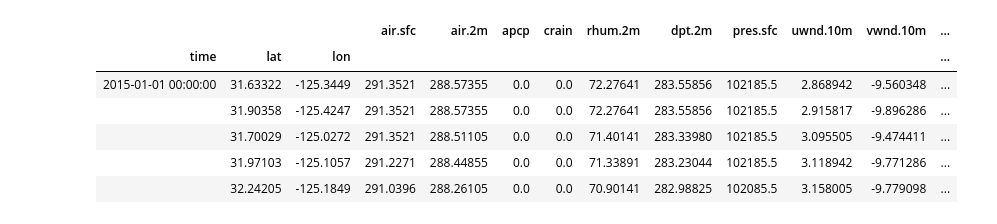
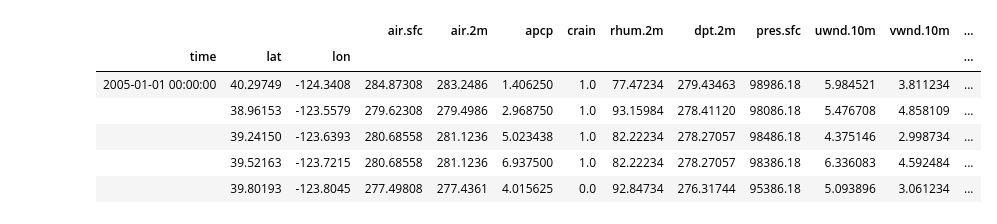
Before and after one commit to aristyogresearch/wildfire, a Jupyter notebook: notebooks/collect_NOAA_weather_data.ipynb, the cells around one changed output. Drawn from its saved outputs; the diff is of its cells as text; code cells hidden in the pictures.

Commit message:
Worked to combine weather and wildfire datasets

```diff
--- a/notebooks/collect_NOAA_weather_data.ipynb
+++ b/notebooks/collect_NOAA_weather_data.ipynb
@@ -1,8 +1,12 @@
 # %%
 import pandas as pd
 # %%
-data_year = '2015'
+data_extent = 'only'
 data_base_path = '../data/NOAA_weather_data/'
+
+start_year = 2005
+end_year = 2015
+data_years = range(start_year, end_year, 1)
 
 data_types = [
     'air.sfc',  # Surface air temp
@@ -14,32 +18,38 @@ data_types = [
     'pres.sfc', # Pressure at surface
     'uwnd.10m', # u component of wind (positive = from west) 10 meters above surface
     'vwnd.10m', # v component of wind (positive = from south) 10 meters above surface
-    'veg',      # Vegitation at surface
+    'veg'       # Vegitation at surface
 ]
 # %%
-# read first dataset into dataframe so we have something to join with
-first_data_type = data_types[0]
-input_file = f'{data_base_path}{data_year}_california_box_{first_data_type}.csv'
-df = pd.read_csv(input_file)
+master_df = pd.DataFrame()
 
-for data_type in data_types[1:]: # start loop on second data_type, used first to initalize dataframe
-    input_file = f'{data_base_path}{data_year}_california_box_{data_type}.csv'
-    incomming_df = pd.read_csv(input_file)
-    df = pd.merge(df, incomming_df, on=['lat', 'lon', 'time'], how='outer')
+for data_year in data_years:
+
+    # read first dataset into dataframe so we have something to join with
+    first_data_type = data_types[0]
+    input_file = f'{data_base_path}california_{data_extent}/{data_year}_california_{data_extent}_{first_data_type}.csv'
+    df = pd.read_csv(input_file)
+
+    for data_type in data_types[1:]: # start loop on second data_type, used first to initalize dataframe
+        input_file = f'{data_base_path}california_{data_extent}/{data_year}_california_{data_extent}_{data_type}.csv'
+        incomming_df = pd.read_csv(input_file)
+        df = pd.merge(df, incomming_df, on=['lat', 'lon', 'time'], how='outer')
+
+    master_df = pd.concat([master_df, df])
 # %%
-data_type = 'all'
-output_file = f'{data_base_path}{data_year}_california_box_{data_type}.csv'
-df.reset_index(drop=True, inplace=True)
-df.set_index(['time', 'lat', 'lon'], drop=True, inplace=True)
-df.to_csv(output_file, header=True, index=True)
+output_file = f'{data_base_path}{start_year}-{end_year}_california_{data_extent}_all.csv'
+master_df.reset_index(drop=True, inplace=True)
+master_df.set_index(['time', 'lat', 'lon'], drop=True, inplace=True)
+master_df = master_df.fillna(0)
+master_df.to_csv(output_file, header=True, index=True)
 # %%
-df.head()
+master_df.head()
 # %% [output]
 |  |  |  | air.sfc | air.2m | apcp | crain | rhum.2m | dpt.2m | pres.sfc | uwnd.10m | vwnd.10m | ... |
 | time | lat | lon |  |  |  |  |  |  |  |  |  | ... |
-| 2015-01-01 00:00:00 | 31.63322 | -125.3449 | 291.3521 | 288.57355 | 0.0 | 0.0 | 72.27641 | 283.55856 | 102185.5 | 2.868942 | -9.560348 | ... |
-|  | 31.90358 | -125.4247 | 291.3521 | 288.57355 | 0.0 | 0.0 | 72.27641 | 283.55856 | 102185.5 | 2.915817 | -9.896286 | ... |
-|  | 31.70029 | -125.0272 | 291.3521 | 288.51105 | 0.0 | 0.0 | 71.40141 | 283.33980 | 102185.5 | 3.095505 | -9.474411 | ... |
-|  | 31.97103 | -125.1057 | 291.2271 | 288.44855 | 0.0 | 0.0 | 71.33891 | 283.23044 | 102185.5 | 3.118942 | -9.771286 | ... |
-|  | 32.24205 | -125.1849 | 291.0396 | 288.26105 | 0.0 | 0.0 | 70.90141 | 282.98825 | 102085.5 | 3.158005 | -9.779098 | ... |
+| 2005-01-01 00:00:00 | 40.29749 | -124.3408 | 284.87308 | 283.2486 | 1.406250 | 1.0 | 77.47234 | 279.43463 | 98986.18 | 5.984521 | 3.811234 | ... |
+|  | 38.96153 | -123.5579 | 279.62308 | 279.4986 | 2.968750 | 1.0 | 93.15984 | 278.41120 | 98086.18 | 5.476708 | 4.858109 | ... |
+|  | 39.24150 | -123.6393 | 280.68558 | 281.1236 | 5.023438 | 1.0 | 82.22234 | 278.27057 | 98486.18 | 4.375146 | 2.998734 | ... |
+|  | 39.52163 | -123.7215 | 280.68558 | 281.1236 | 6.937500 | 1.0 | 82.22234 | 278.27057 | 98386.18 | 6.336083 | 4.592484 | ... |
+|  | 39.80193 | -123.8045 | 277.49808 | 277.4361 | 4.015625 | 0.0 | 92.84734 | 276.31744 | 95386.18 | 5.093896 | 3.061234 | ... |
 # %%
```
Also changed, not shown: parts of 1 cell of this notebook, 5 other files.
